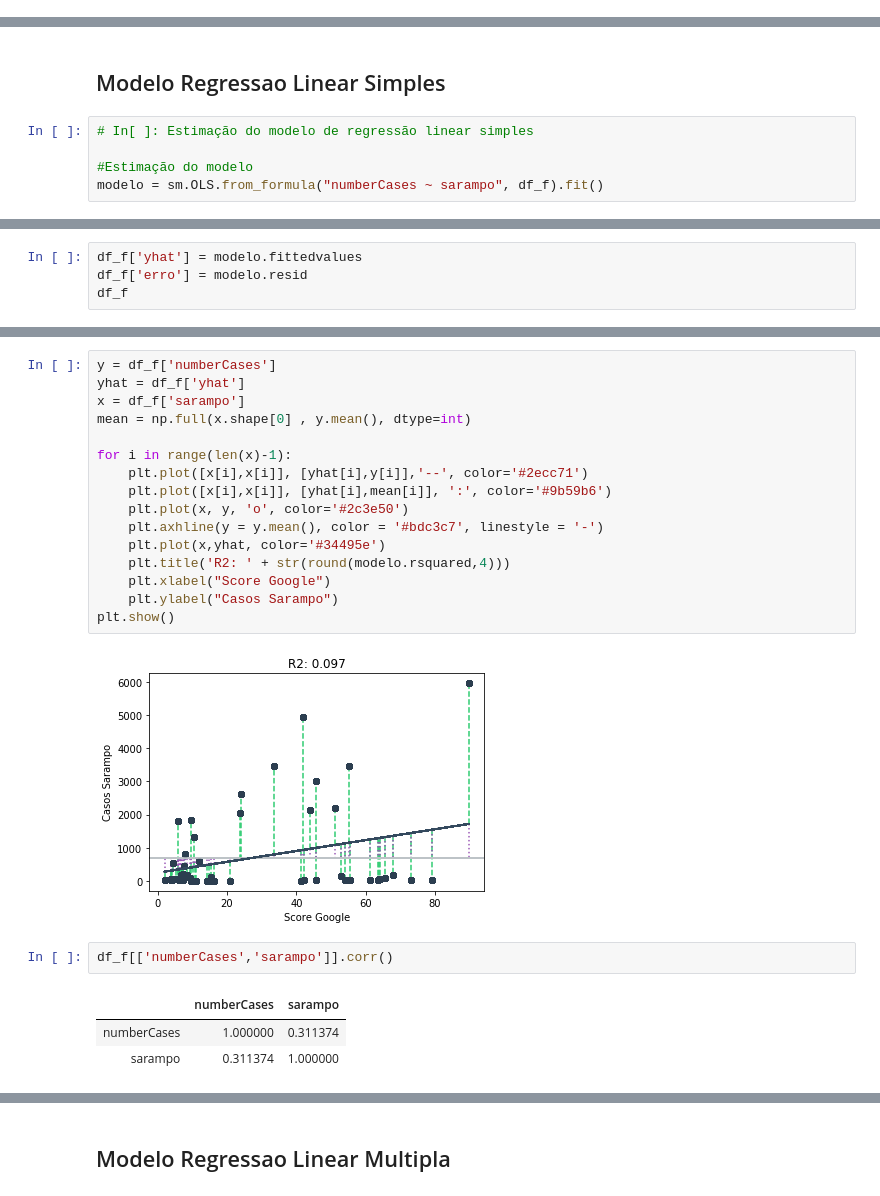
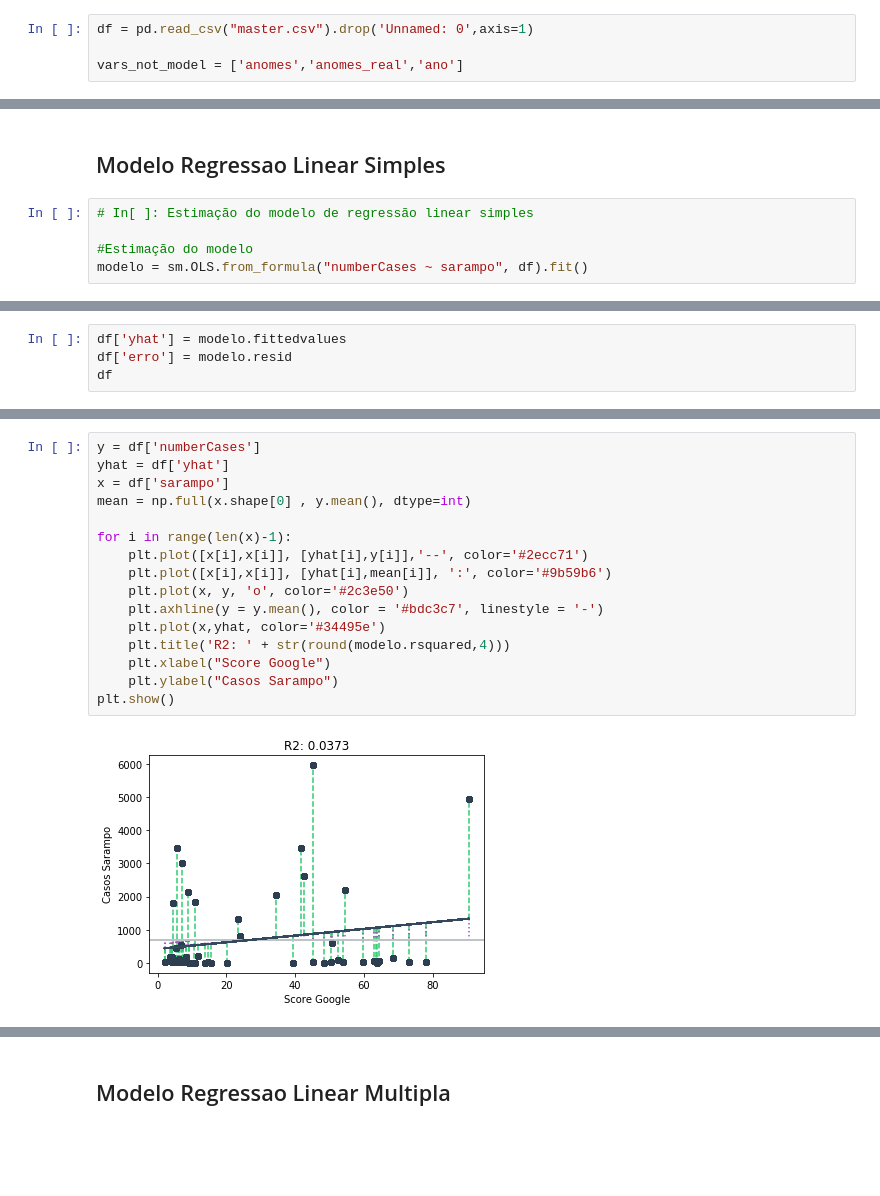
Before and after one commit to brunaolivc/mba, a Jupyter notebook: Analise.ipynb, the cells around one changed output, grey strips where cells are left out. Saved outputs shown, nothing was run; the diff lists cells and outputs as text; blank space fills up the shorter version.

```diff
--- a/Analise.ipynb
+++ b/Analise.ipynb
@@ -18,3 +12,7 @@ df = df2.drop('casos confirmados', axis=1)
+# %%
+df = pd.read_csv("master.csv").drop('Unnamed: 0',axis=1)
+
+vars_not_model = ['anomes','anomes_real','ano']
 # %%
 df.info()
 # %% [output]
@@ -126,7 +89,7 @@ plt.show
 # In[ ]: Estimação do modelo de regressão linear simples
 
 #Estimação do modelo
-modelo = sm.OLS.from_formula("numberCases ~ sarampo", df_f).fit()
+modelo = sm.OLS.from_formula("numberCases ~ sarampo", df).fit()
 # %%
 #Observação dos parâmetros resultantes da estimação
 modelo.summary()
@@ -151,7 +114,7 @@ OLS Regression Results
 Warnings:
 [1] Standard Errors assume that the covariance matrix of the errors is correctly specified.
 # %%
-df_f['yhat'] = modelo.fittedvalues
-df_f['erro'] = modelo.resid
-df_f
+df['yhat'] = modelo.fittedvalues
+df['erro'] = modelo.resid
+df
 # %% [output]
@@ -175,24 +139,18 @@ df_f
 # %%
-y = df_f['numberCases']
-yhat = df_f['yhat']
-x = df_f['sarampo']
+y = df['numberCases']
+yhat = df['yhat']
+x = df['sarampo']
 mean = np.full(x.shape[0] , y.mean(), dtype=int)
 
 for i in range(len(x)-1):
     plt.plot([x[i],x[i]], [yhat[i],y[i]],'--', color='#2ecc71')
     plt.plot([x[i],x[i]], [yhat[i],mean[i]], ':', color='#9b59b6')
     plt.plot(x, y, 'o', color='#2c3e50')
     plt.axhline(y = y.mean(), color = '#bdc3c7', linestyle = '-')
     plt.plot(x,yhat, color='#34495e')
     plt.title('R2: ' + str(round(modelo.rsquared,4)))
     plt.xlabel("Score Google")
     plt.ylabel("Casos Sarampo")
 plt.show()
 # %% [output]
-[figure, old version]
+[figure, new version]
-# %%
-df_f[['numberCases','sarampo']].corr()
-# %% [output]
-|  | numberCases | sarampo |
-| numberCases | 1.000000 | 0.311374 |
-| sarampo | 0.311374 | 1.000000 |
```
Also changed, not shown: parts of 103 cells of this notebook, 3 other files.
